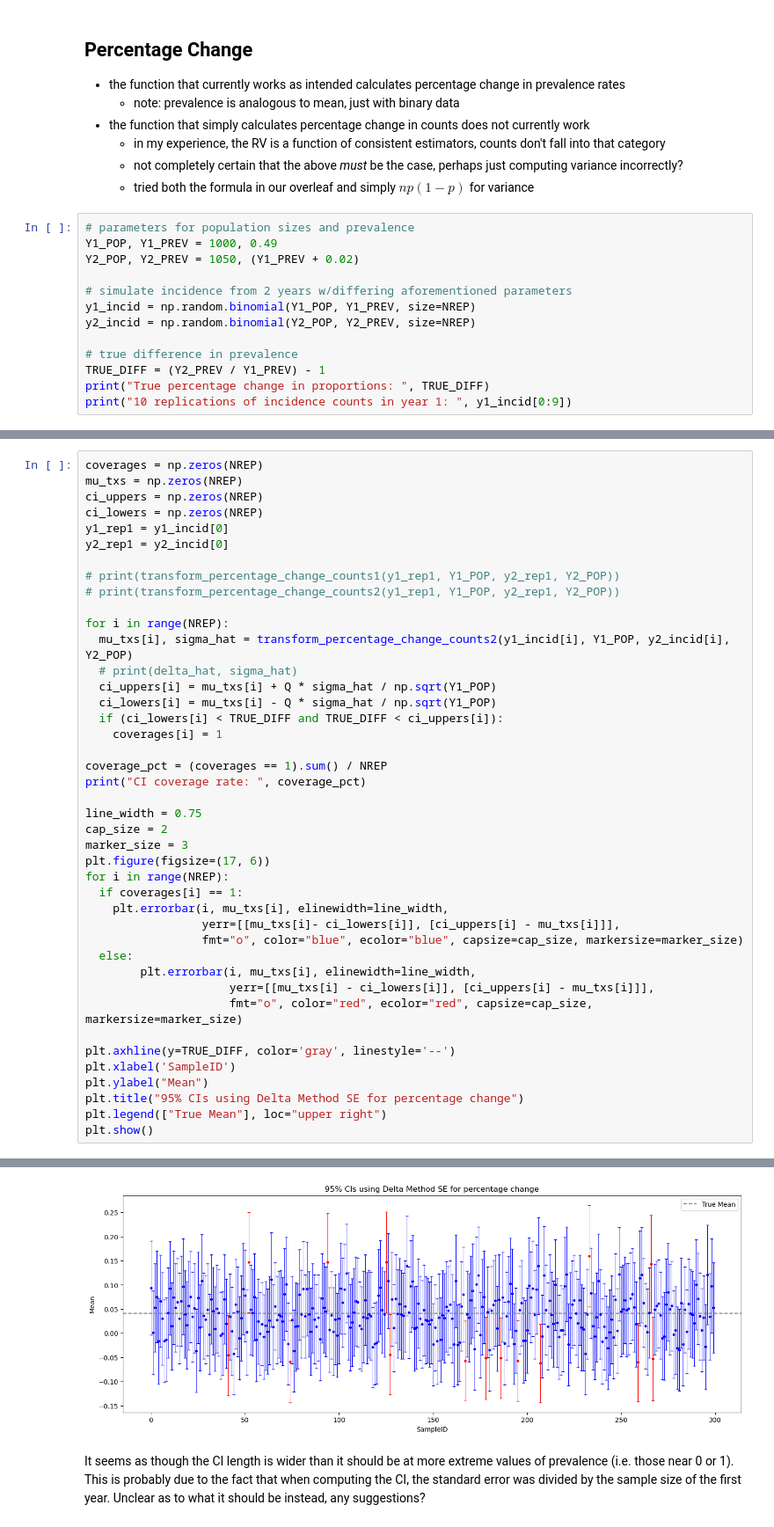
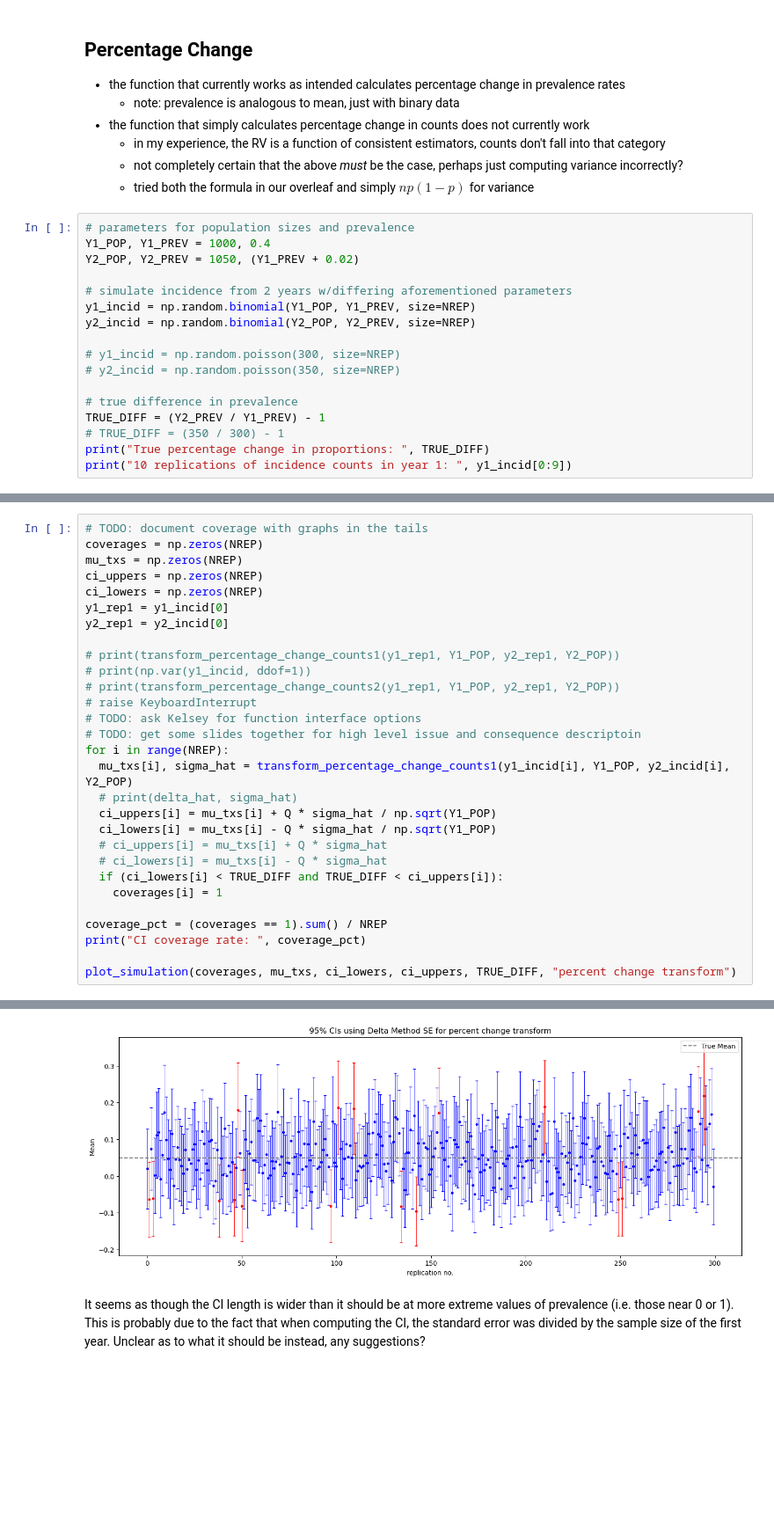
Before and after one commit to ihmeuw-msca/distrx, a Jupyter notebook: simulations.ipynb, the cells around one changed output, grey strips where cells are left out. Shown at 88% size. Saved outputs shown, nothing was run; the diff lists cells and outputs as text; blank space fills up the shorter version.

Commit message:
add functionality to handle differnet input types, testing, and more simulation code for transform_percentage_change_counts

```diff
--- a/simulations.ipynb
+++ b/simulations.ipynb
@@ -75,15 +80,19 @@ CI coverage rate:  288
   * tried both the formula in our overleaf and simply $np(1 - p)$ for variance
 # %%
 # parameters for population sizes and prevalence
-Y1_POP, Y1_PREV = 1000, 0.49
+Y1_POP, Y1_PREV = 1000, 0.4
 Y2_POP, Y2_PREV = 1050, (Y1_PREV + 0.02)
 
 # simulate incidence from 2 years w/differing aforementioned parameters
 y1_incid = np.random.binomial(Y1_POP, Y1_PREV, size=NREP)
 y2_incid = np.random.binomial(Y2_POP, Y2_PREV, size=NREP)
 
+# y1_incid = np.random.poisson(300, size=NREP)
+# y2_incid = np.random.poisson(350, size=NREP)
+
 # true difference in prevalence
 TRUE_DIFF = (Y2_PREV / Y1_PREV) - 1
+# TRUE_DIFF = (350 / 300) - 1
 print("True percentage change in proportions: ", TRUE_DIFF)
 print("10 replications of incidence counts in year 1: ", y1_incid[0:9])
 # %% [output]
@@ -92,4 +101,5 @@ True percentage change in proportions:  0.04081632653061229
 # %%
+# TODO: document coverage with graphs in the tails
 coverages = np.zeros(NREP)
 mu_txs = np.zeros(NREP)
 ci_uppers = np.zeros(NREP)
@@ -98,37 +108,23 @@ y1_rep1 = y1_incid[0]
 y2_rep1 = y2_incid[0]
 
 # print(transform_percentage_change_counts1(y1_rep1, Y1_POP, y2_rep1, Y2_POP))
+# print(np.var(y1_incid, ddof=1))
 # print(transform_percentage_change_counts2(y1_rep1, Y1_POP, y2_rep1, Y2_POP))
-
+# raise KeyboardInterrupt
+# TODO: ask Kelsey for function interface options
+# TODO: get some slides together for high level issue and consequence descriptoin
 for i in range(NREP):
-  mu_txs[i], sigma_hat = transform_percentage_change_counts2(y1_incid[i], Y1_POP, y2_incid[i], Y2_POP)
+  mu_txs[i], sigma_hat = transform_percentage_change_counts1(y1_incid[i], Y1_POP, y2_incid[i], Y2_POP)
   # print(delta_hat, sigma_hat)
   ci_uppers[i] = mu_txs[i] + Q * sigma_hat / np.sqrt(Y1_POP)
   ci_lowers[i] = mu_txs[i] - Q * sigma_hat / np.sqrt(Y1_POP)
+  # ci_uppers[i] = mu_txs[i] + Q * sigma_hat
+  # ci_lowers[i] = mu_txs[i] - Q * sigma_hat
   if (ci_lowers[i] < TRUE_DIFF and TRUE_DIFF < ci_uppers[i]):
     coverages[i] = 1
 
 coverage_pct = (coverages == 1).sum() / NREP
 print("CI coverage rate: ", coverage_pct)
 
-line_width = 0.75
-cap_size = 2
-marker_size = 3
-plt.figure(figsize=(17, 6))
-for i in range(NREP):
-  if coverages[i] == 1:
-    plt.errorbar(i, mu_txs[i], elinewidth=line_width,
-                 yerr=[[mu_txs[i]- ci_lowers[i]], [ci_uppers[i] - mu_txs[i]]],
-                 fmt="o", color="blue", ecolor="blue", capsize=cap_size, markersize=marker_size)
-  else:
-        plt.errorbar(i, mu_txs[i], elinewidth=line_width,
-                     yerr=[[mu_txs[i] - ci_lowers[i]], [ci_uppers[i] - mu_txs[i]]],
-                     fmt="o", color="red", ecolor="red", capsize=cap_size, markersize=marker_size)
-
-plt.axhline(y=TRUE_DIFF, color='gray', linestyle='--')
-plt.xlabel('SampleID')
-plt.ylabel("Mean")
-plt.title("95% CIs using Delta Method SE for percentage change")
-plt.legend(["True Mean"], loc="upper right")
-plt.show()
+plot_simulation(coverages, mu_txs, ci_lowers, ci_uppers, TRUE_DIFF, "percent change transform")
 # %% [output]
@@ -136,3 +132,3 @@ CI coverage rate:  0.95
-[figure, old version]
+[figure, new version]
 # %% [markdown]
 It seems as though the CI length is wider than it should be at more extreme values of prevalence (i.e. those near 0 or 1). This is probably due to the fact that when computing the CI, the standard error was divided by the sample size of the first year. Unclear as to what it should be instead, any suggestions?
```
Also changed, not shown: parts of 8 cells of this notebook, 2 other files.
